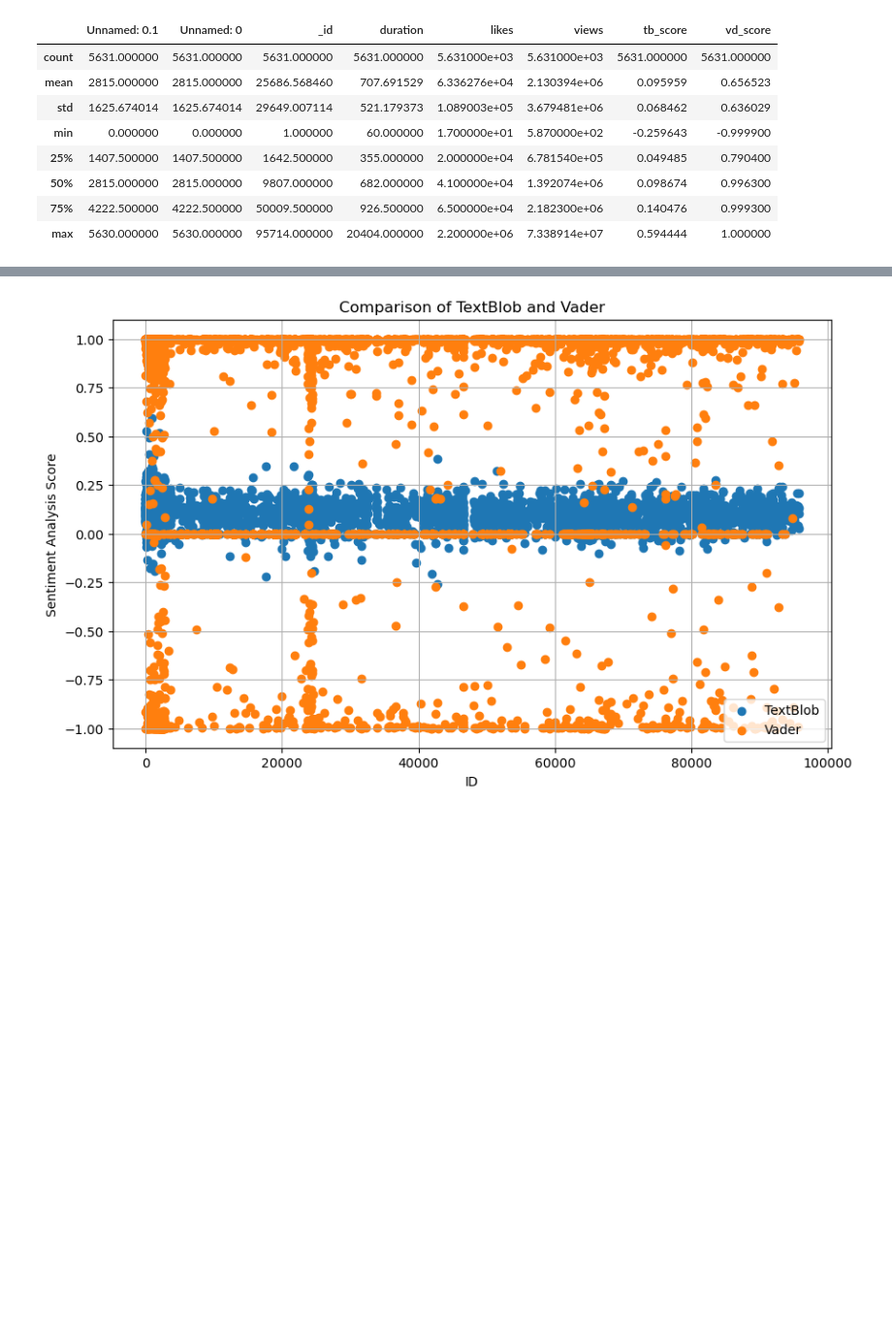
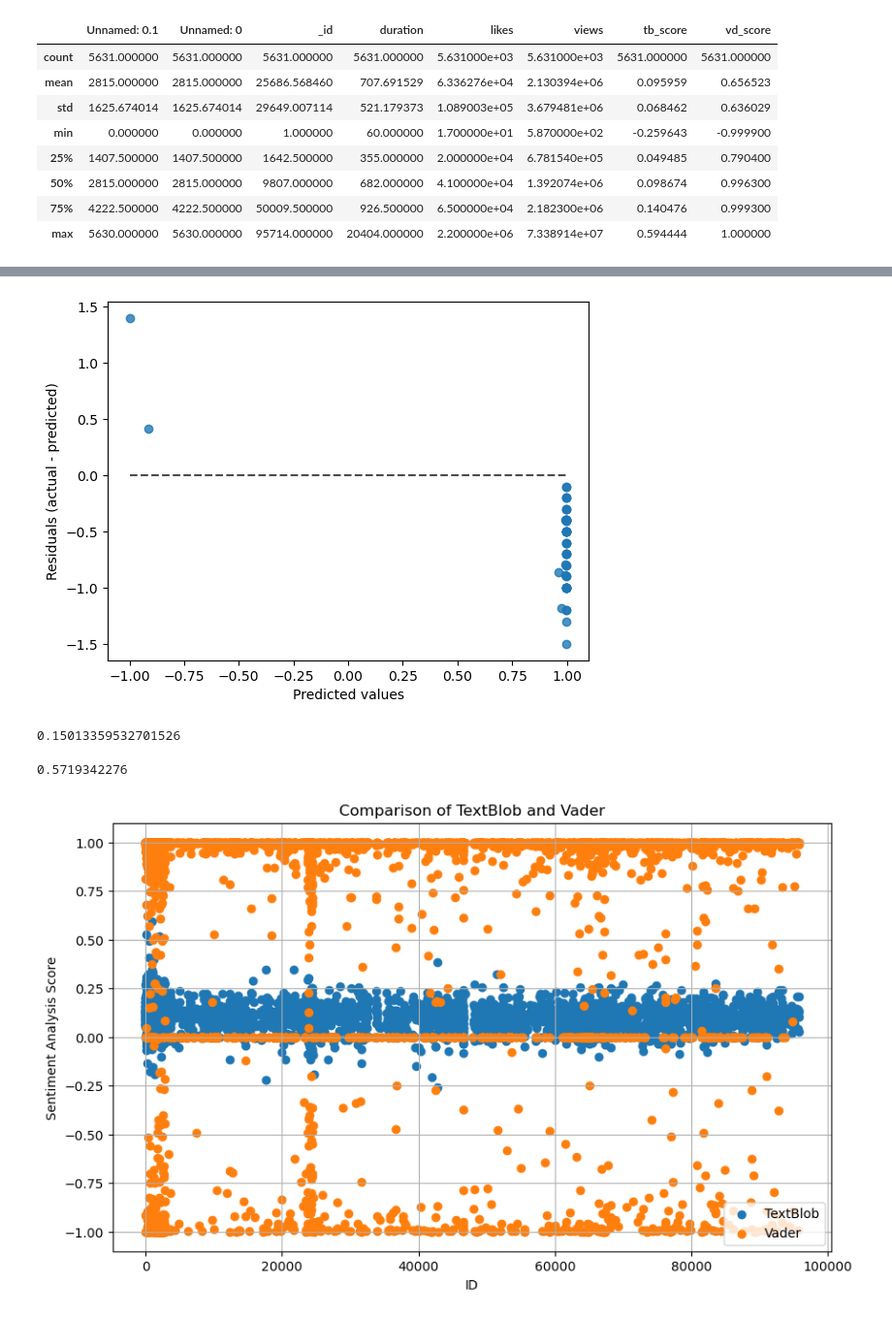
Before and after one commit to kwonionsoup/TedTalk-Popularity-Prediction, a Jupyter notebook: sa_analysis.ipynb, the cells around one changed output, grey strips where cells are left out. Shown at 97% size. Cells and saved outputs as stored; diff of their text form; code cells hidden in the pictures; blank space fills up the shorter version.

```diff
--- a/sa_analysis.ipynb
+++ b/sa_analysis.ipynb
@@ -26,3 +111,17 @@ data.describe()
+# %%
+display = PredictionErrorDisplay(y_true=y_actual, y_pred=vd_pred)
+display.plot()
+plt.show()
+# %% [output]
+[figure, added]
+# %%
+mean_squared_error(y_true=y_actual, y_pred=tb_pred)
+# %% [output]
+0.15013359532701526
+# %%
+mean_squared_error(y_true=y_actual, y_pred=vd_pred)
+# %% [output]
+0.5719342276
 # %%
 plt.figure(figsize=(10, 6))  # Adjust the figure size as needed
 plt.scatter(data['_id'], data['tb_score'], label='TextBlob', marker='o')
```
Also changed, not shown: parts of 6 cells of this notebook.
